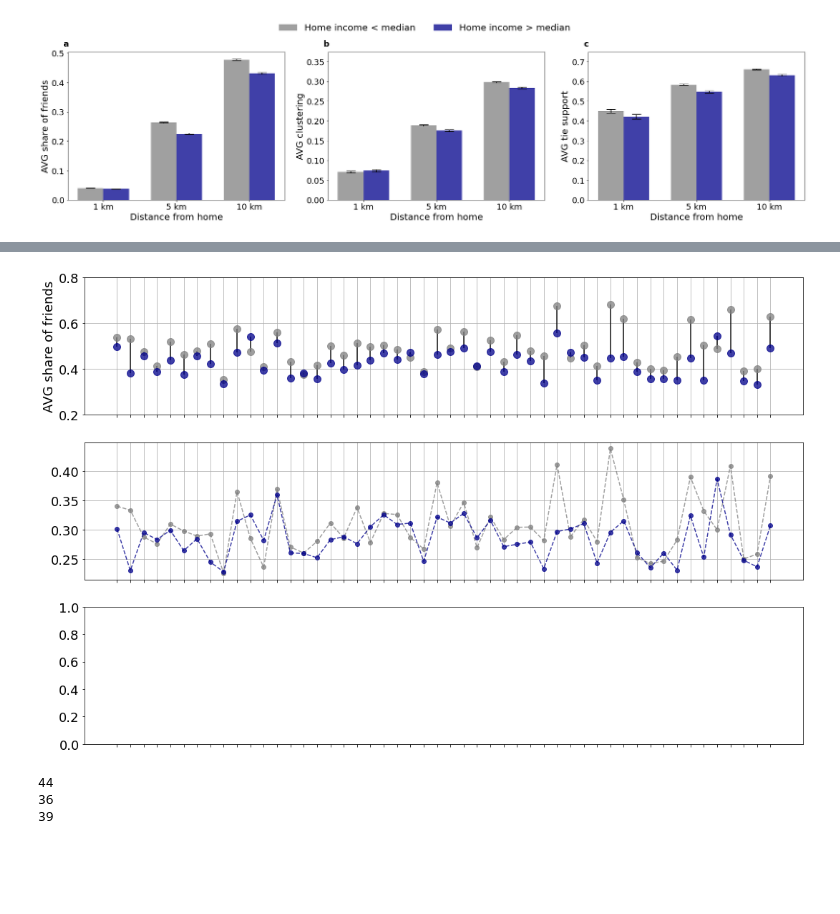
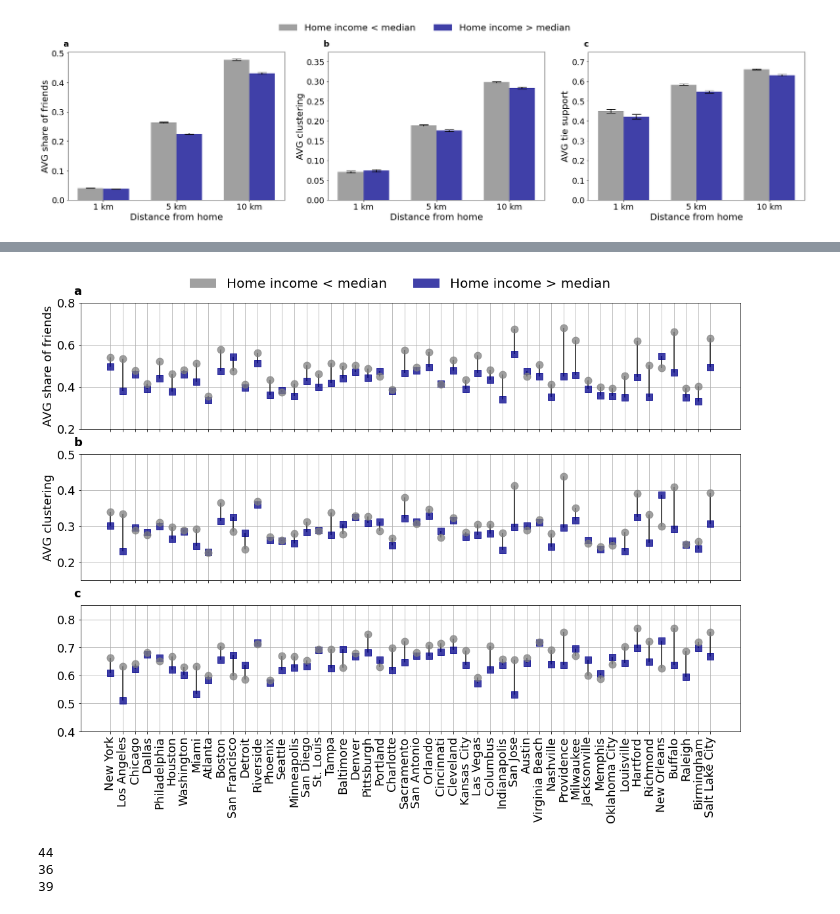
Before and after one commit to sandorjuhasz/ties-around-home, a Jupyter notebook: scripts/visuals.ipynb, the cells around one changed output, grey strips where cells are left out. Cells and saved outputs as stored; diff of their text form; code cells hidden in the pictures; blank space fills up the shorter version.

Commit message:
visuals notebook -- lollipop added

```diff
--- a/scripts/visuals.ipynb
+++ b/scripts/visuals.ipynb
@@ -733,43 +718,57 @@ metrodata
 # %%
 # plot 2
 fig,ax = plt.subplots(3,1,figsize=(18,12), sharex=True)
 plt.rcParams['font.size']=18
 
 
+# avg share of friends -- cummulative
 ax[0].vlines(x=metrodata['short_name'], ymin=metrodata['poor_degree'], ymax=metrodata['rich_degree'], color='black', alpha=0.9)
-ax[0].scatter(metrodata['short_name'], metrodata['poor_degree'], color="grey", marker='o', s=100, alpha=0.75, zorder=2)
-ax[0].scatter(metrodata['short_name'], metrodata['rich_degree'], color="darkblue", marker='o', s=100, alpha=0.75, zorder=2)
+ax[0].scatter(metrodata['short_name'], metrodata['rich_degree'], color="darkblue", marker='s', s=120, alpha=0.75, zorder=2)
+ax[0].scatter(metrodata['short_name'], metrodata['poor_degree'], color="grey", marker='o', s=120, alpha=0.75, zorder=2)
 ax[0].set_xticklabels(labels="", rotation=90)
 ax[0].grid()
 ax[0].set_ylim([0.2, 0.8])
 ax[0].set_ylabel('AVG share of friends')
 
-#ax[0].vlines(x=line_degree['short_name'], ymin=line_degree['degree_over5'], ymax=line_degree['degree_below5'], color='black', alpha=0.9)
-#ax[0].scatter(line_degree['short_name'], line_degree['degree_below5'], color='#e9c46a', s=150)
-#ax[0].scatter(line_degree['short_name'], line_degree['degree_over5'], color='#264653', s=150)
-#ax[0].xaxis.set_ticklabels([])
-#ax[0].set_ylabel("Average degree", size=15)
+
+# avg clustering
+ax[1].vlines(x=metrodata['short_name'], ymin=metrodata['poor_clust'], ymax=metrodata['rich_clust'], color='black', alpha=0.9)
+ax[1].scatter(metrodata['short_name'], metrodata['rich_clust'], color="darkblue", marker='s', s=120, alpha=0.75, zorder=2)
+ax[1].scatter(metrodata['short_name'], metrodata['poor_clust'], color="grey", marker='o', s=120, alpha=0.75, zorder=2)
+ax[1].set_xticklabels(labels="", rotation=90)
+ax[1].grid()
+ax[1].set_ylim([0.15, 0.5])
+ax[1].set_ylabel('AVG clustering')
+
+
+# avg support
+ax[2].vlines(x=metrodata['short_name'], ymin=metrodata['poor_supp'], ymax=metrodata['rich_supp'], color='black', alpha=0.9)
+ax[2].scatter(metrodata['short_name'], metrodata['rich_supp'], color="darkblue", marker='s', s=120, alpha=0.75, zorder=2)
+ax[2].scatter(metrodata['short_name'], metrodata['poor_supp'], color="grey", marker='o', s=120, alpha=0.75, zorder=2)
+ax[2].set_xticklabels(labels="", rotation=90)
+ax[2].grid()
+ax[2].set_ylim([0.4, 0.85])
+ax[2].set_xticklabels(labels=metrodata['short_name'], rotation=90)
+
+
+# legend
+custom_lines = [Patch(facecolor='grey', alpha=0.75), Patch(facecolor='darkblue', alpha=0.75)]
+labels = [ 'Home income < median', 'Home income > median']
+
+plt.figlegend(custom_lines, labels, loc='upper center',
+    bbox_to_anchor=(0.5, 0.945),
+    ncol=2, frameon=False, fontsize=20)
+
+# subplot title
+for a, label in zip(ax, ['A','B','C','D','E','F','G','H']):
+    a.annotate(label.lower(), xy=(0,1), xycoords='axes fraction', xytext=(-10,12.5),textcoords='offset pixels', weight='bold')
 
 
 
-
-
-
-ax[1].plot(metrodata['short_name'], metrodata['poor_clust'], '--', color="grey", marker='o', alpha=0.75)
-ax[1].plot(metrodata['short_name'], metrodata['rich_clust'], '--', color="darkblue", marker='o', alpha=0.75)
-ax[1].set_xticklabels(labels="", rotation=90)
-ax[1].grid()
-#ax[1].set_title('AVG distance from friends AVG income (work)')
-
-#ax[2].plot(metrodata['short_name'], metrodata['poor_supp'], '--', color="grey", marker='o', alpha=0.75)
-#ax[2].plot(metrodata['short_name'], metrodata['rich_supp'], '--', color="darkblue", marker='o', alpha=0.75)
-#ax[2].set_xticklabels(labels="", rotation=90)
-#ax[2].grid()
-#ax[2].set_xticklabels(labels=metrodata['short_name'], rotation=90)
-
-plt.show()
+#plt.show()
+plt.savefig('../fig/mf4.png',density=300,bbox_inches='tight')
 # %% [output]
-[figure, old version]
+[figure, new version]
 # %%
 print((metrodata["poor_degree"] > metrodata["rich_degree"]).sum())
 print((metrodata["poor_clust"] > metrodata["rich_clust"]).sum())
```
Also changed, not shown: parts of 2 cells of this notebook.
